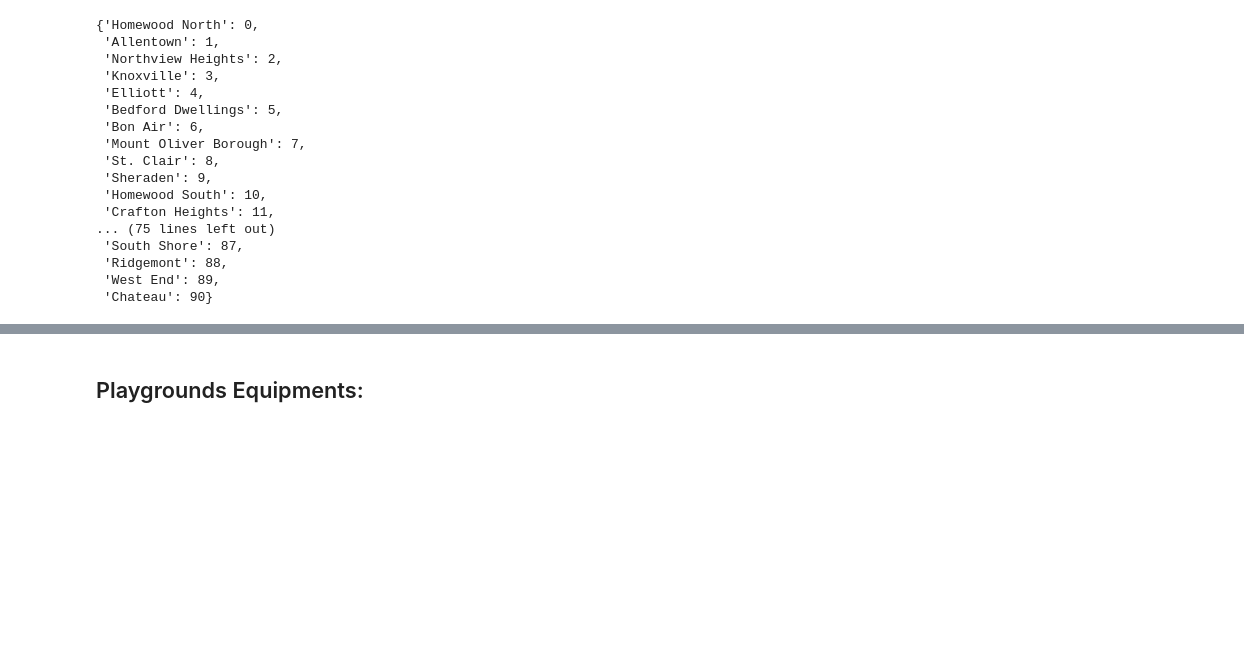
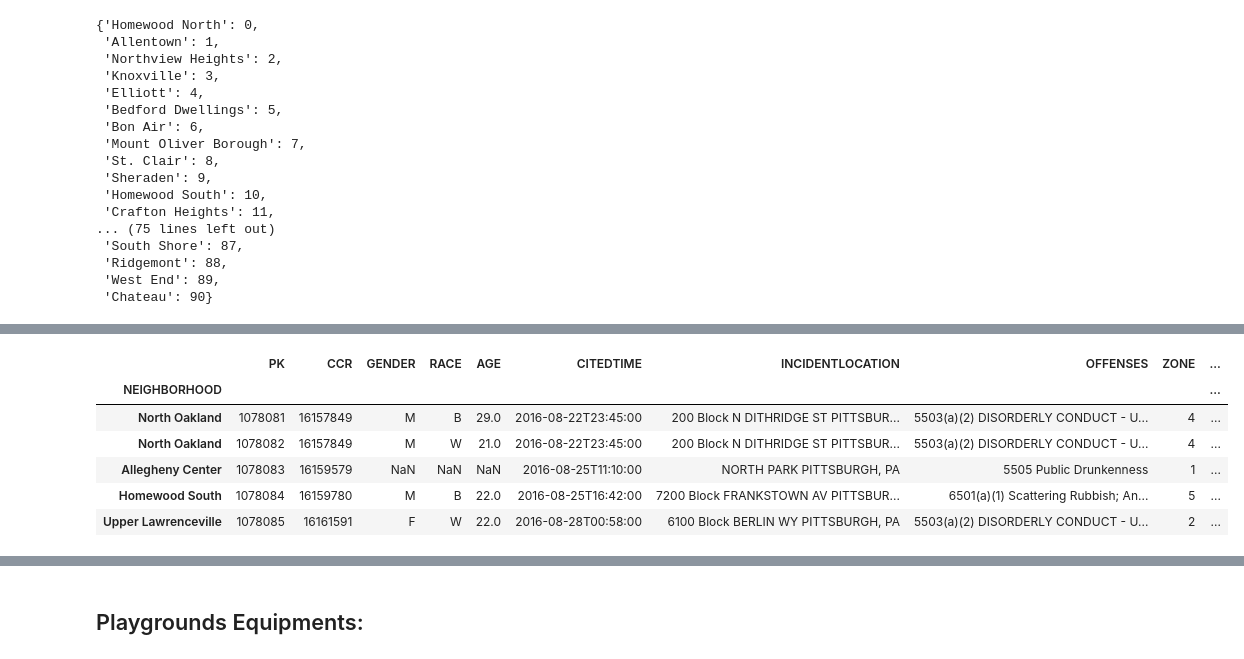
Before and after one commit to kevinjcorcoran/Final_Project, a Jupyter notebook: TeamFamLLCFinalProject.ipynb, the cells around one changed output, grey strips where cells are left out. Saved outputs shown, nothing was run; the diff lists cells and outputs as text; code cells hidden in the pictures; blank space fills up the shorter version.

```diff
--- a/TeamFamLLCFinalProject.ipynb
+++ b/TeamFamLLCFinalProject.ipynb
@@ -96,0 +99,12 @@ INSERT INTRO AND SUMMARY OF FINDINGS HERE
+# %%
+ntc = pd.read_csv("Non-Traffic-Citations.csv",
+                  index_col="NEIGHBORHOOD") # read in dataset
+ntc.head(5)
+# %% [output]
+|  | PK | CCR | GENDER | RACE | AGE | CITEDTIME | INCIDENTLOCATION | OFFENSES | ZONE | ... |
+| NEIGHBORHOOD |  |  |  |  |  |  |  |  |  | ... |
+| North Oakland | 1078081 | 16157849 | M | B | 29.0 | 2016-08-22T23:45:00 | 200 Block N DITHRIDGE ST PITTSBUR... | 5503(a)(2) DISORDERLY CONDUCT - U... | 4 | ... |
+| North Oakland | 1078082 | 16157849 | M | W | 21.0 | 2016-08-22T23:45:00 | 200 Block N DITHRIDGE ST PITTSBUR... | 5503(a)(2) DISORDERLY CONDUCT - U... | 4 | ... |
+| Allegheny Center | 1078083 | 16159579 | NaN | NaN | NaN | 2016-08-25T11:10:00 | NORTH PARK PITTSBURGH, PA | 5505 Public Drunkenness | 1 | ... |
+| Homewood South | 1078084 | 16159780 | M | B | 22.0 | 2016-08-25T16:42:00 | 7200 Block FRANKSTOWN AV PITTSBUR... | 6501(a)(1) Scattering Rubbish; An... | 5 | ... |
+| Upper Lawrenceville | 1078085 | 16161591 | F | W | 22.0 | 2016-08-28T00:58:00 | 6100 Block BERLIN WY PITTSBURGH, PA | 5503(a)(2) DISORDERLY CONDUCT - U... | 2 | ... |
```
Also changed, not shown: parts of 15 cells of this notebook, 1 other file.
